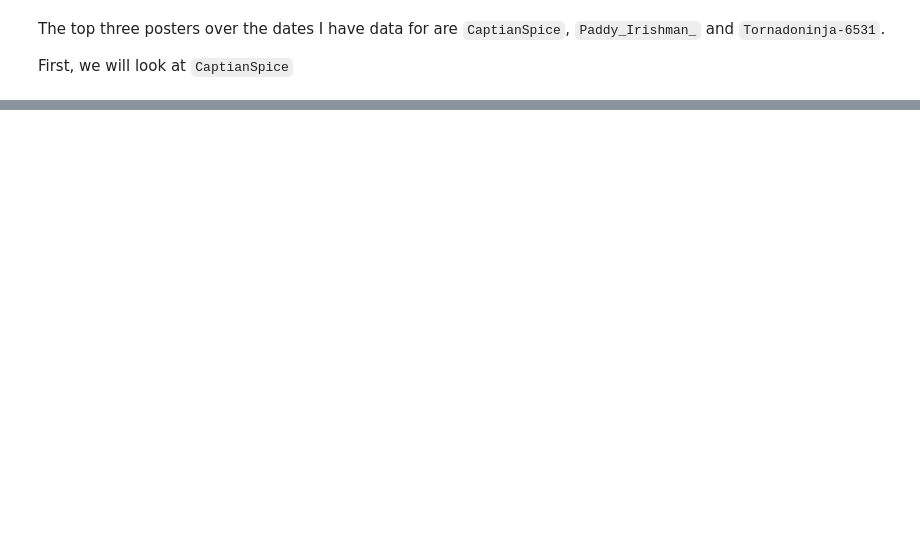
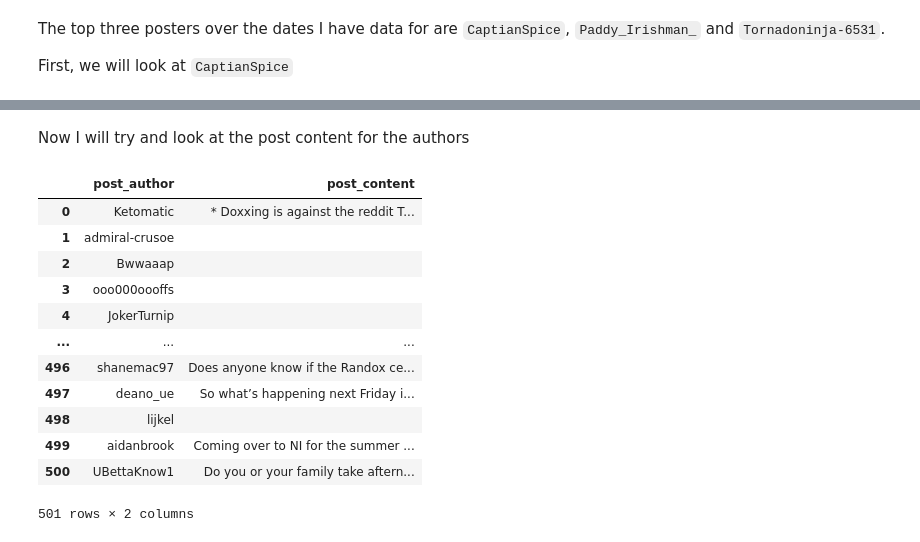
Before and after one commit to ofithcheallaigh/PersonalProjects, a Jupyter notebook: APIs/Reddit_API/eda.ipynb, the cells around one changed output, grey strips where cells are left out. Cells and saved outputs as stored; diff of their text form; code cells hidden in the pictures; blank space fills up the shorter version.

```diff
--- a/APIs/Reddit_API/eda.ipynb
+++ b/APIs/Reddit_API/eda.ipynb
@@ -268,0 +289,20 @@ Name: 86, dtype: object
+# %% [markdown]
+Now I will try and look at the post content for the authors
+# %%
+# CaptianSpice post content
+author_content_df = post_df.loc[:,['post_author','post_content']]
+author_content_df
+# %% [output]
+|  | post_author | post_content |
+| 0 | Ketomatic | * Doxxing is against the reddit T... |
+| 1 | admiral-crusoe |  |
+| 2 | Bwwaaap |  |
+| 3 | ooo000oooffs |  |
+| 4 | JokerTurnip |  |
+| ... | ... | ... |
+| 496 | shanemac97 | Does anyone know if the Randox ce... |
+| 497 | deano_ue | So what’s happening next Friday i... |
+| 498 | lijkel |  |
+| 499 | aidanbrook | Coming over to NI for the summer ... |
+| 500 | UBettaKnow1 | Do you or your family take aftern... |
+501 rows × 2 columns
```
Also changed, not shown: parts of 25 cells of this notebook.
